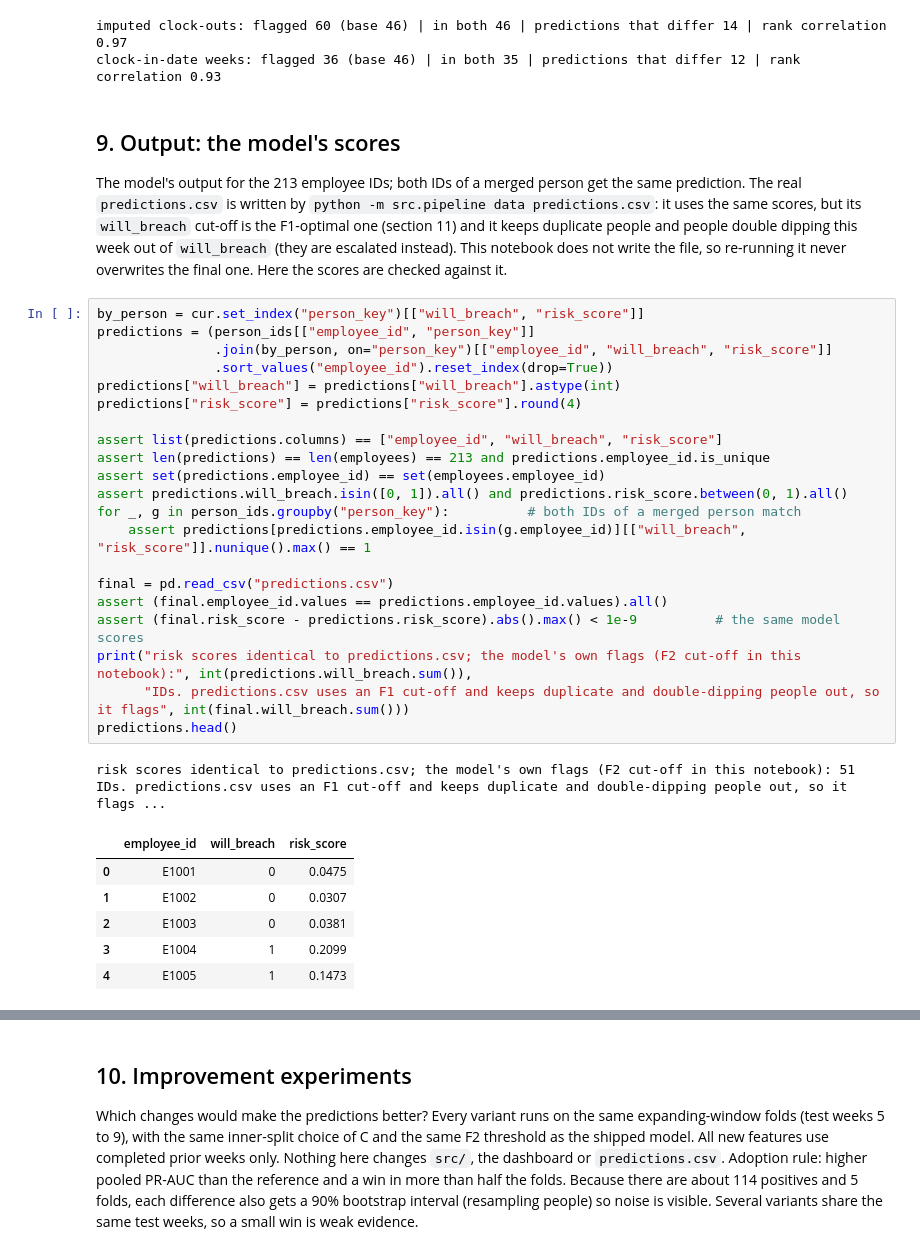
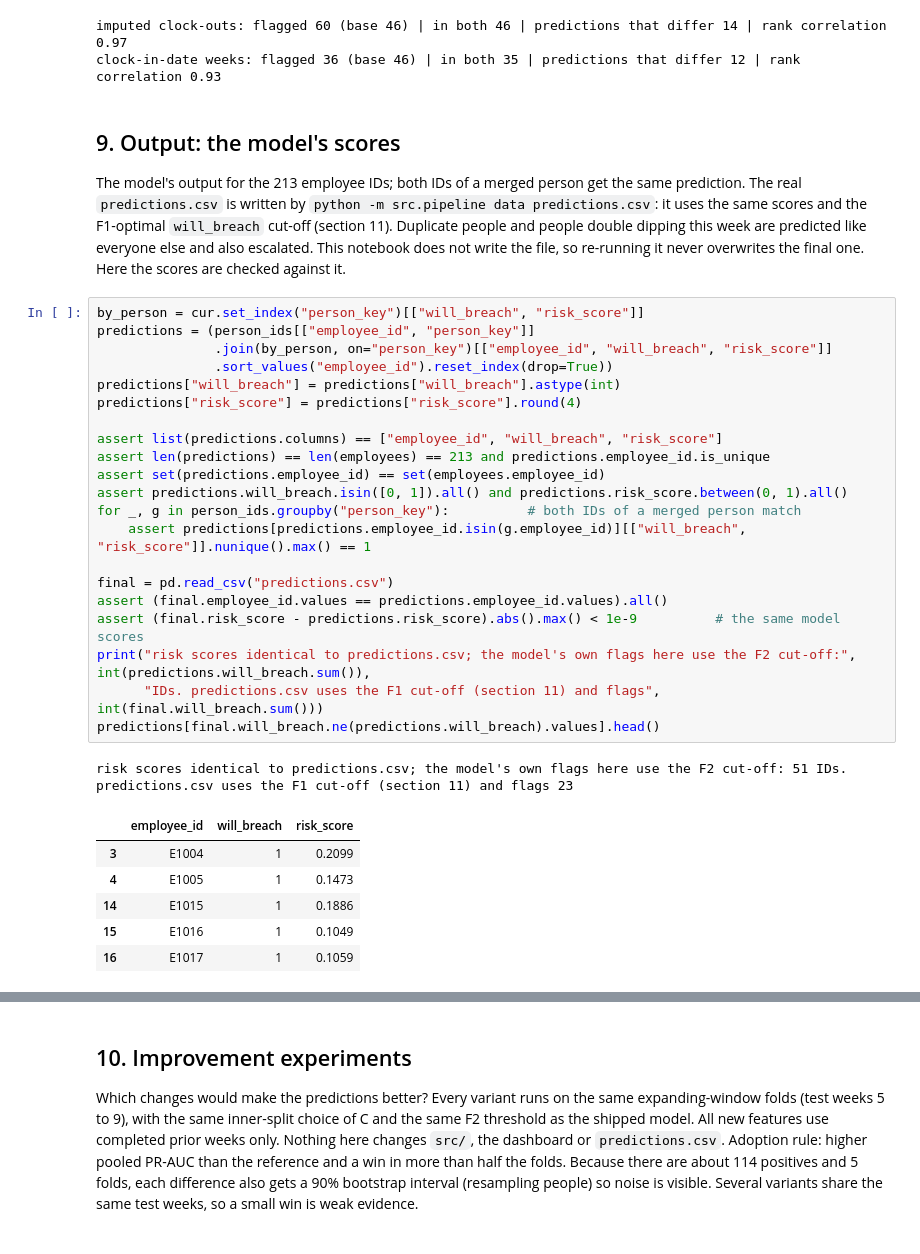
Before and after one commit to MistryDev09/JemTechnical, a Jupyter notebook: notebooks/data_modeling.ipynb, the cells around one changed output, grey strips where cells are left out. Saved outputs shown, nothing was run; the diff lists cells and outputs as text.

```diff
--- a/notebooks/data_modeling.ipynb
+++ b/notebooks/data_modeling.ipynb
@@ -722,35 +722,35 @@ imputed clock-outs: flagged 60 (base 46) | in both 46 | predictions that differ
 clock-in-date weeks: flagged 36 (base 46) | in both 35 | predictions that differ 12 | rank correlation 0.93
 # %% [markdown]
 ## 9. Output: the model's scores
-The model's output for the 213 employee IDs; both IDs of a merged person get the same prediction. The real `predictions.csv` is written by `python -m src.pipeline data predictions.csv`: it uses the same scores, but its `will_breach` cut-off is the F1-optimal one (section 11) and it keeps duplicate people and people double dipping this week out of `will_breach` (they are escalated instead). This notebook does not write the file, so re-running it never overwrites the final one. Here the scores are checked against it.
+The model's output for the 213 employee IDs; both IDs of a merged person get the same prediction. The real `predictions.csv` is written by `python -m src.pipeline data predictions.csv`: it uses the same scores and the F1-optimal `will_breach` cut-off (section 11). Duplicate people and people double dipping this week are predicted like everyone else and also escalated. This notebook does not write the file, so re-running it never overwrites the final one. Here the scores are checked against it.
 # %%
 by_person = cur.set_index("person_key")[["will_breach", "risk_score"]]
 predictions = (person_ids[["employee_id", "person_key"]]
                .join(by_person, on="person_key")[["employee_id", "will_breach", "risk_score"]]
                .sort_values("employee_id").reset_index(drop=True))
 predictions["will_breach"] = predictions["will_breach"].astype(int)
 predictions["risk_score"] = predictions["risk_score"].round(4)
 
 assert list(predictions.columns) == ["employee_id", "will_breach", "risk_score"]
 assert len(predictions) == len(employees) == 213 and predictions.employee_id.is_unique
 assert set(predictions.employee_id) == set(employees.employee_id)
 assert predictions.will_breach.isin([0, 1]).all() and predictions.risk_score.between(0, 1).all()
 for _, g in person_ids.groupby("person_key"):          # both IDs of a merged person match
     assert predictions[predictions.employee_id.isin(g.employee_id)][["will_breach", "risk_score"]].nunique().max() == 1
 
 final = pd.read_csv("predictions.csv")
 assert (final.employee_id.values == predictions.employee_id.values).all()
 assert (final.risk_score - predictions.risk_score).abs().max() < 1e-9          # the same model scores
-print("risk scores identical to predictions.csv; the model's own flags (F2 cut-off in this notebook):", int(predictions.will_breach.sum()),
-      "IDs. predictions.csv uses an F1 cut-off and keeps duplicate and double-dipping people out, so it flags", int(final.will_breach.sum()))
-predictions.head()
+print("risk scores identical to predictions.csv; the model's own flags here use the F2 cut-off:", int(predictions.will_breach.sum()),
+      "IDs. predictions.csv uses the F1 cut-off (section 11) and flags", int(final.will_breach.sum()))
+predictions[final.will_breach.ne(predictions.will_breach).values].head()
 # %% [output]
-risk scores identical to predictions.csv; the model's own flags (F2 cut-off in this notebook): 51 IDs. predictions.csv uses an F1 cut-off and keeps duplicate and double-dipping people out, so it flags ...
+risk scores identical to predictions.csv; the model's own flags here use the F2 cut-off: 51 IDs. predictions.csv uses the F1 cut-off (section 11) and flags 23
 |  | employee_id | will_breach | risk_score |
-| 0 | E1001 | 0 | 0.0475 |
-| 1 | E1002 | 0 | 0.0307 |
-| 2 | E1003 | 0 | 0.0381 |
 | 3 | E1004 | 1 | 0.2099 |
 | 4 | E1005 | 1 | 0.1473 |
+| 14 | E1015 | 1 | 0.1886 |
+| 15 | E1016 | 1 | 0.1049 |
+| 16 | E1017 | 1 | 0.1059 |
 # %% [markdown]
 ## Summary of results (read before trusting the output)
```
Also changed, not shown: parts of 1 cell of this notebook, 11 other files.
